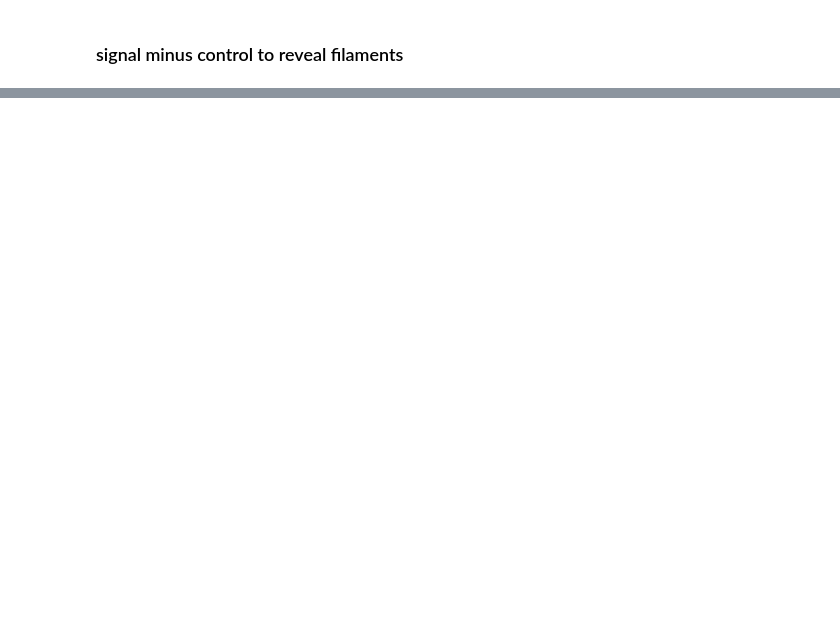
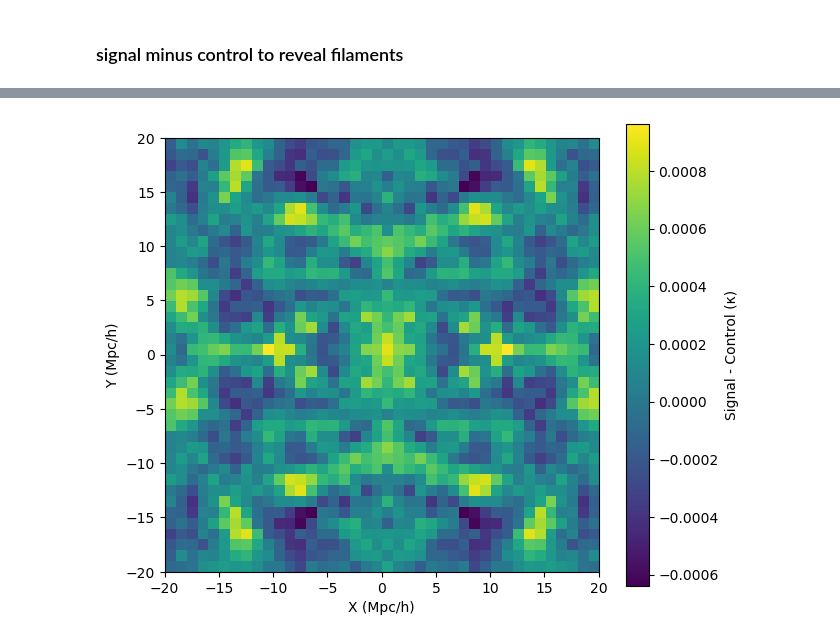
Before and after one commit to carolinewu327/astrophysics, a Jupyter notebook: subtracted_revealing_filaments.ipynb, the cells around one changed output, grey strips where cells are left out. Drawn from its saved outputs; the diff is of its cells as text; code cells hidden in the pictures; blank space fills up the shorter version.

```diff
--- a/subtracted_revealing_filaments.ipynb
+++ b/subtracted_revealing_filaments.ipynb
@@ -63,0 +85,27 @@ plt.show()
+# %%
+import numpy as np
+
+# Define zoom fraction (e.g., 0.2 for 20%)
+zoom_frac = 0.4
+n = filaments.shape[0]
+start = int(n * (0.5 - zoom_frac / 2))
+end = int(n * (0.5 + zoom_frac / 2))
+
+# Slice the array
+filaments = signal - control
+filaments_zoom = filaments[start:end, start:end]
+
+# Adjust extent for zoomed region
+xmin = -box_size_hmpc/2 + start * cell_size_hmpc
+xmax = -box_size_hmpc/2 + end * cell_size_hmpc
+ymin = -box_size_hmpc/2 + start * cell_size_hmpc
+ymax = -box_size_hmpc/2 + end * cell_size_hmpc
+
+plt.figure(figsize=(7, 6))
+im = plt.imshow(filaments_zoom, origin="lower", cmap="viridis", extent=[xmin, xmax, ymin, ymax])
+plt.colorbar(im, label="Signal - Control (κ)")
+plt.xlabel("X (Mpc/h)")
+plt.ylabel("Y (Mpc/h)")
+plt.show()
+# %% [output]
+[figure, added]
```
Also changed, not shown: parts of 4 cells of this notebook, 1 other file.
